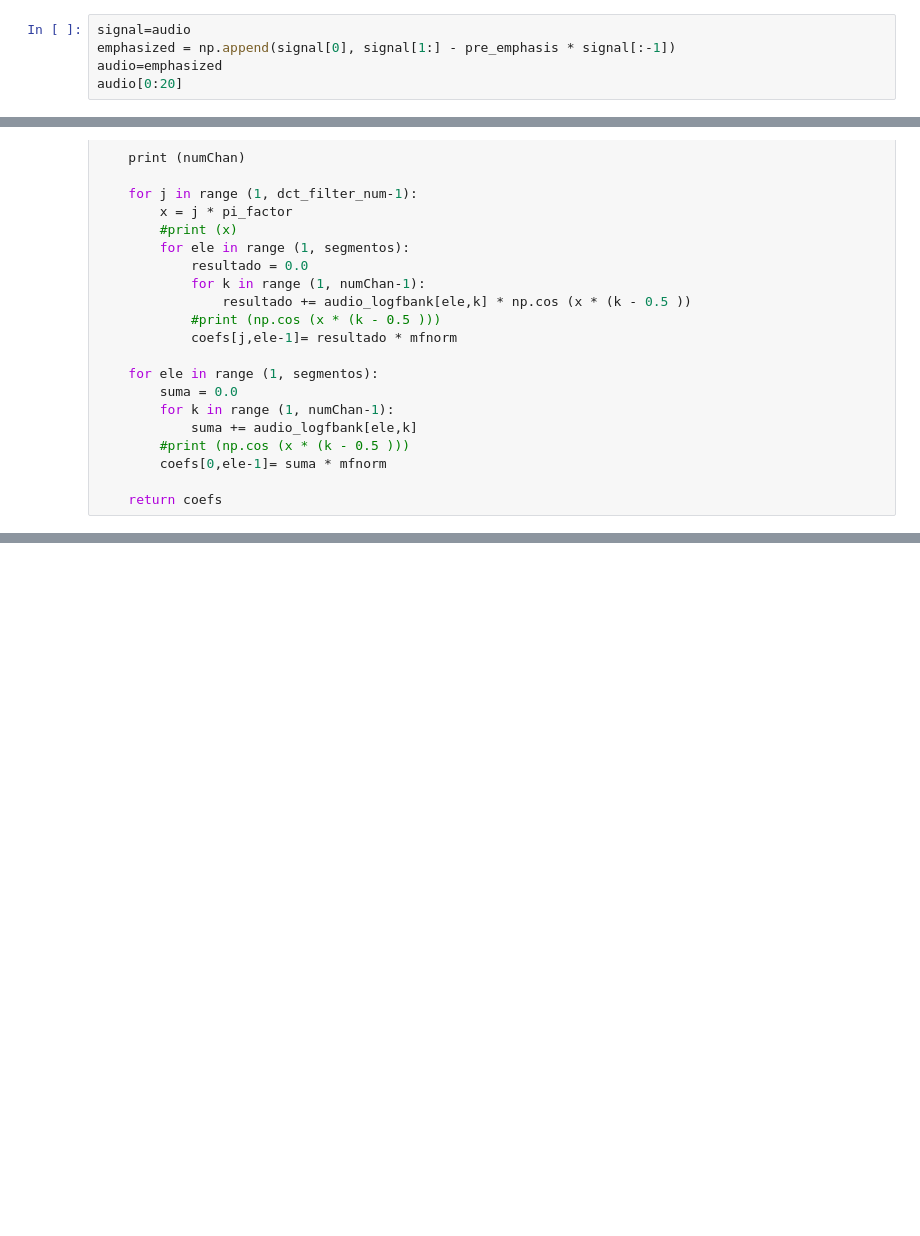
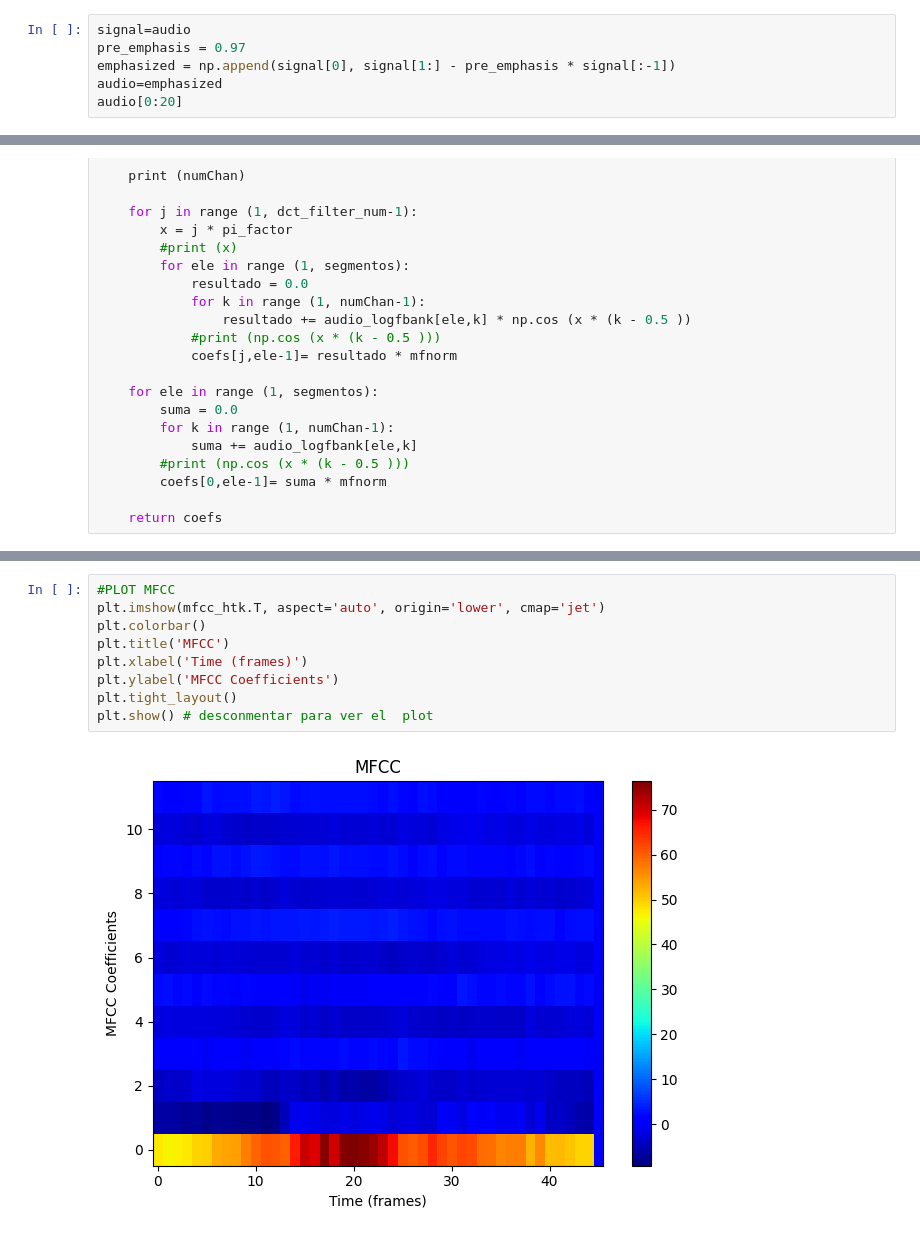
Before and after one commit to csotom2025-collab/ProcesamientoVOZ, a Jupyter notebook: MFCC/mfcc_htk2.ipynb, the cells around one changed output, grey strips where cells are left out. Saved outputs shown, nothing was run; the diff lists cells and outputs as text; blank space fills up the shorter version.

Commit message:
MFCC basado con el HTK

```diff
--- a/MFCC/mfcc_htk2.ipynb
+++ b/MFCC/mfcc_htk2.ipynb
@@ -66,6 +66,7 @@ array([129,  64, 104, 141, 144,  88,  45, 100, 130, 199, 266, 293, 298,
        317, 310, 329, 305, 326, 381, 392], dtype=int16)
 # %%
 signal=audio
+pre_emphasis = 0.97
 emphasized = np.append(signal[0], signal[1:] - pre_emphasis * signal[:-1])
 audio=emphasized
 audio[0:20]
@@ -584,3 +586,14 @@ array([[ 4.73187756e+01, -6.25643170e+00, -3.94353927e+00,
          0.00000000e+00,  0.00000000e+00,  0.00000000e+00,
          0.00000000e+00,  0.00000000e+00,  0.00000000e+00,
          0.00000000e+00,  0.00000000e+00,  0.00000000e+00]])
+# %%
+#PLOT MFCC
+plt.imshow(mfcc_htk.T, aspect='auto', origin='lower', cmap='jet')
+plt.colorbar()
+plt.title('MFCC')
+plt.xlabel('Time (frames)')
+plt.ylabel('MFCC Coefficients')
+plt.tight_layout()
+plt.show() # desconmentar para ver el  plot
+# %% [output]
+[figure, added]
```
Also changed, not shown: parts of 7 cells of this notebook, 2 other files.
